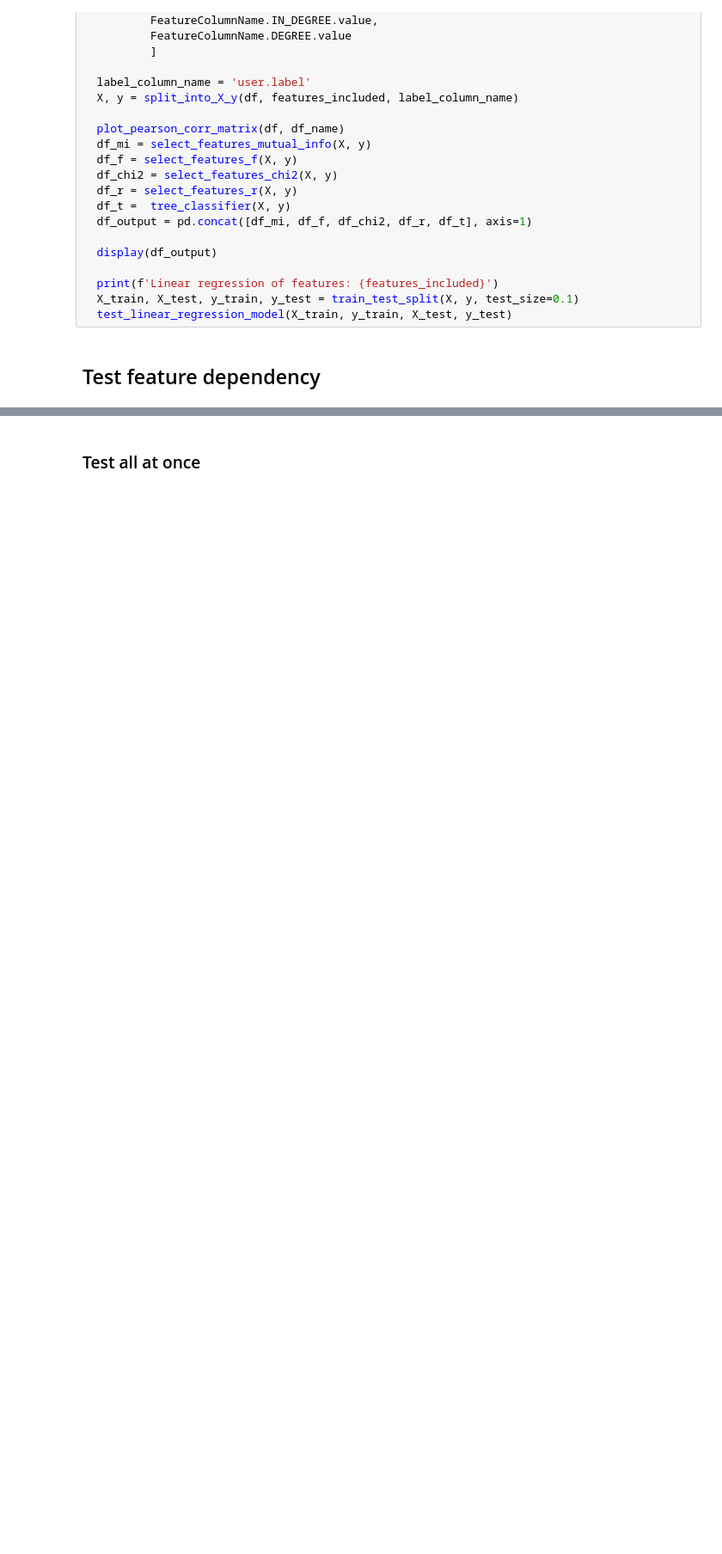
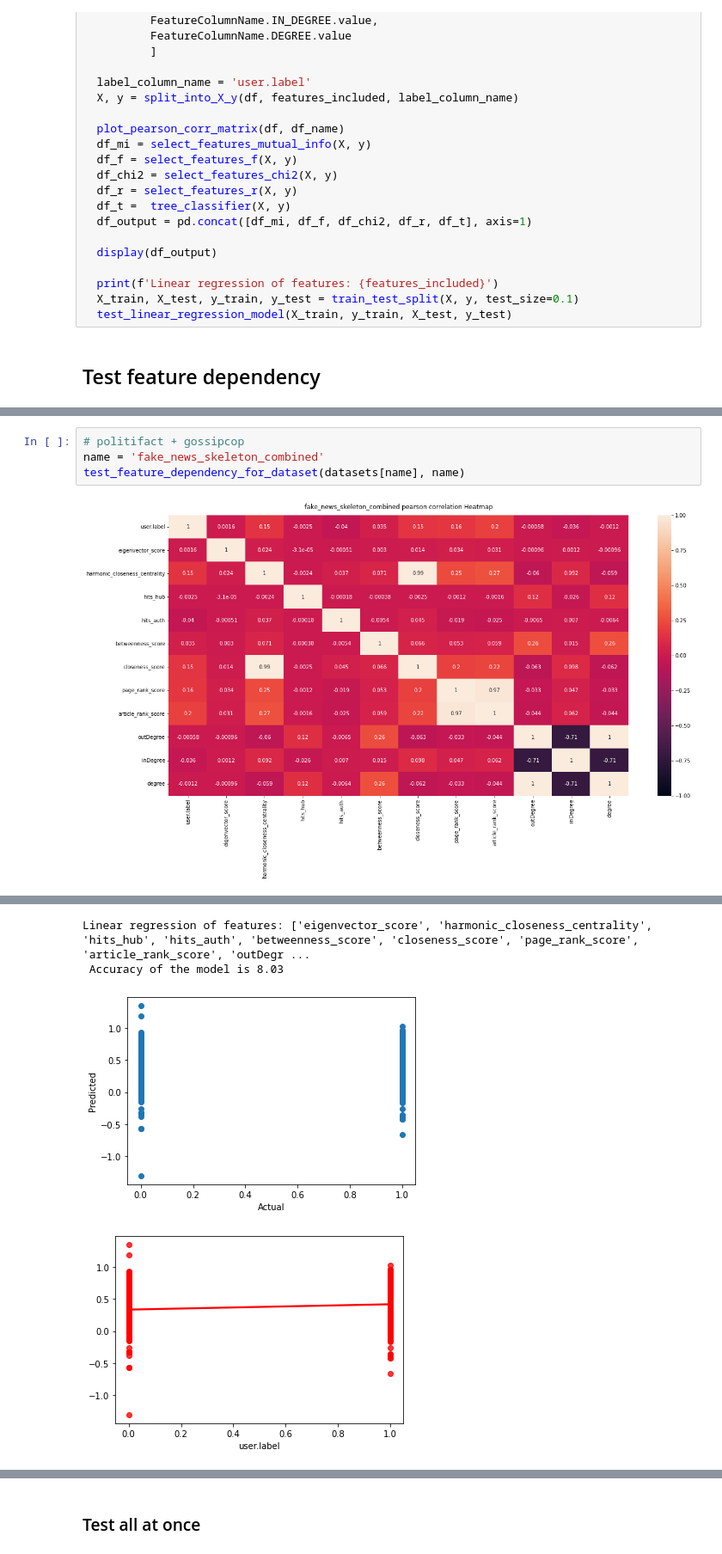
Before and after one commit to Patric/fkd-gs, a Jupyter notebook: notebooks/FakeNewsDetectionGraphSolutions.ipynb, the cells around one changed output, grey strips where cells are left out. Shown at 86% size. Cells and saved outputs as stored; diff of their text form; blank space fills up the shorter version.

```diff
--- a/notebooks/FakeNewsDetectionGraphSolutions.ipynb
+++ b/notebooks/FakeNewsDetectionGraphSolutions.ipynb
@@ -278,0 +329,6 @@ datasets_enriched['mib_combined_at_least_1_degree'] = datasets['mib_combined'].q
+# %%
+# politifact + gossipcop
+name = 'fake_news_skeleton_combined'
+test_feature_dependency_for_dataset(datasets[name], name)
+# %% [output]
+[figure, added]
@@ -278,0 +347,4 @@ datasets_enriched['mib_combined_at_least_1_degree'] = datasets['mib_combined'].q
+Linear regression of features: ['eigenvector_score', 'harmonic_closeness_centrality', 'hits_hub', 'hits_auth', 'betweenness_score', 'closeness_score', 'page_rank_score', 'article_rank_score', 'outDegr ...
+ Accuracy of the model is 8.03
+[figure, added]
+[figure, added]
```
Also changed, not shown: parts of 47 cells of this notebook.
